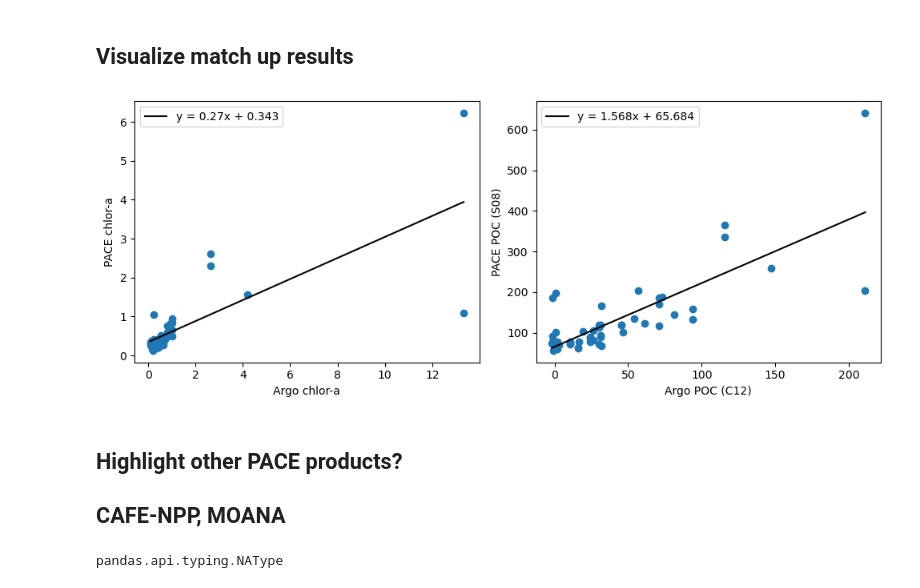
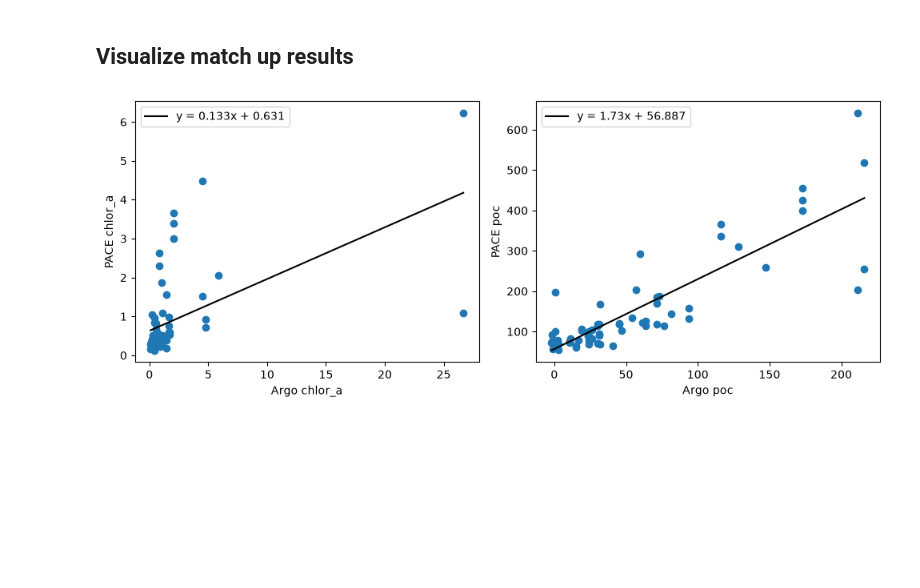
Before and after one commit to ellenrpark/gobgc26_example, a Jupyter notebook: tutorial-remote-sensing.ipynb, the cells around one changed output. Drawn from its saved outputs; the diff is of its cells as text; code cells hidden in the pictures; blank space fills up the shorter version.

```diff
--- a/tutorial-remote-sensing.ipynb
+++ b/tutorial-remote-sensing.ipynb
@@ -264,8 +245,8 @@ def FloatMatchup(float_data, sat_type, hour_window = 12, save = False, savename
                             sat=sat_type)
 
         wmo, profnum = float_data.index.values[i]
-        sat_values = sat_values.assign(PLATFORM_NUMBER =  np.ones(sat_values.shape[0], dtype = int)*wmo)
-        sat_values = sat_values.assign(CYCLE_NUMBER =  np.ones(sat_values.shape[0], dtype = int)*profnum)
+        sat_values = sat_values.assign(PLATFORM_NUMBER =  np.ones(sat_values.shape[0], dtype = int)*int(wmo))
+        sat_values = sat_values.assign(CYCLE_NUMBER =  np.ones(sat_values.shape[0], dtype = int)*int(profnum))
 
         if i == 0:
             all_sat = sat_values
@@ -279,4 +260,10 @@ def FloatMatchup(float_data, sat_type, hour_window = 12, save = False, savename
 
     return all_sat
 # %%
-all_sat = FloatMatchup(float_data, "PACE_BGC", hour_window = 12, save = True, savename = 'PACE_BGCArgo_matchup.csv')
+get_sat = False
+
+if get_sat:
+    all_sat = FloatMatchup(float_data, "PACE_BGC", hour_window = 12, save = True, savename = 'PACE_BGCArgo_matchup_example.csv')
+
+else:
+    all_sat = pd.read_csv('PACE_BGCArgo_matchup_example.csv')
@@ -377,6 +283,9 @@ for i in np.arange(valid_matchup.shape[0]):
 
     float_matchup[i, 0] = valid_float.loc['CHLA']
     float_matchup[i, 1] = valid_float.loc['BBP700']
+
+valid_matchup = valid_matchup.assign(float_chlor_a = float_matchup[:, 0])
+valid_matchup = valid_matchup.assign(float_bbp700 = float_matchup[:, 1])
 # %%
 def bbp_poc(bbp, method='C12'):
 
@@ -384,45 +293,37 @@ def bbp_poc(bbp, method='C12'):
         poc = 35422*bbp + (- 14.4)
 
     return poc
+# %%
+valid_matchup = valid_matchup.assign(float_poc = bbp_poc(float_matchup[:,1]))
 # %%
 fig = plt.figure(figsize = (10, 4))
 rr = 1; cc = 2
 
-ax1 = fig.add_subplot(rr, cc,1)
-ax2 = fig.add_subplot(rr, cc,2)
+param_list = ['chlor_a','poc']
 
-datalist = [[float_matchup[:,0],valid_matchup.loc[:,'sat_chlor_a'].values],
-            [bbp_poc(float_matchup[:,1]), valid_matchup.loc[:,'sat_poc'].values]]
-axlist = [ax1, ax2]
-for i, xy in enumerate(datalist):
+for i, param in enumerate(param_list):
 
-    x, y = xy
-    ax = axlist[i]
+    ax = fig.add_subplot(rr, cc, int(i+1))
+
+    y = valid_matchup.loc[:,'sat_'+param].values
+    x = valid_matchup.loc[:,'float_'+param].values
+
     inds = np.where((np.isnan(x)==False) & (np.isnan(y)==False))
     x = x[inds]; y = y[inds]
     x_range = np.linspace(np.nanmin(x), np.nanmax(x))
 
     model = sm.OLS(y, sm.add_constant(x)).fit()
 
     eqn = 'y = '+str(np.round(model.params[1],3))+'x + '+str(np.round(model.params[0],3))
 
     ax.scatter(x, y)
     ax.plot(x_range, model.predict(sm.add_constant(x_range)), 'k-', label=eqn)
     ax.legend()
 
-ax1.set_xlabel('Argo chlor-a')
-ax1.set_ylabel('PACE chlor-a')
+    ax.set_xlabel('Argo '+param)
+    ax.set_ylabel('PACE '+param)
 
-ax2.set_xlabel('Argo POC (C12)')
-ax2.set_ylabel('PACE POC (S08)')
 
 fig.tight_layout()
 # %% [output]
-[figure, old version]
+[figure, new version]
-# %% [markdown]
-## Highlight other PACE products?
-## CAFE-NPP, MOANA
-# %%
-type(valid_float.loc['CHLA'])
-# %% [output]
-pandas.api.typing.NAType
```
Also changed, not shown: parts of 17 cells of this notebook, 2 other files.
